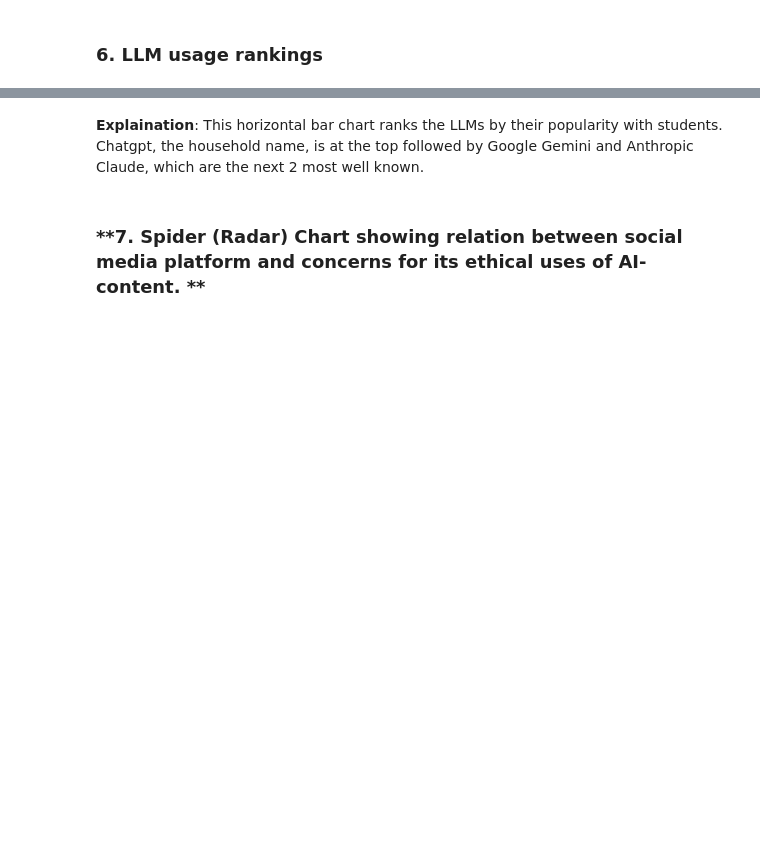
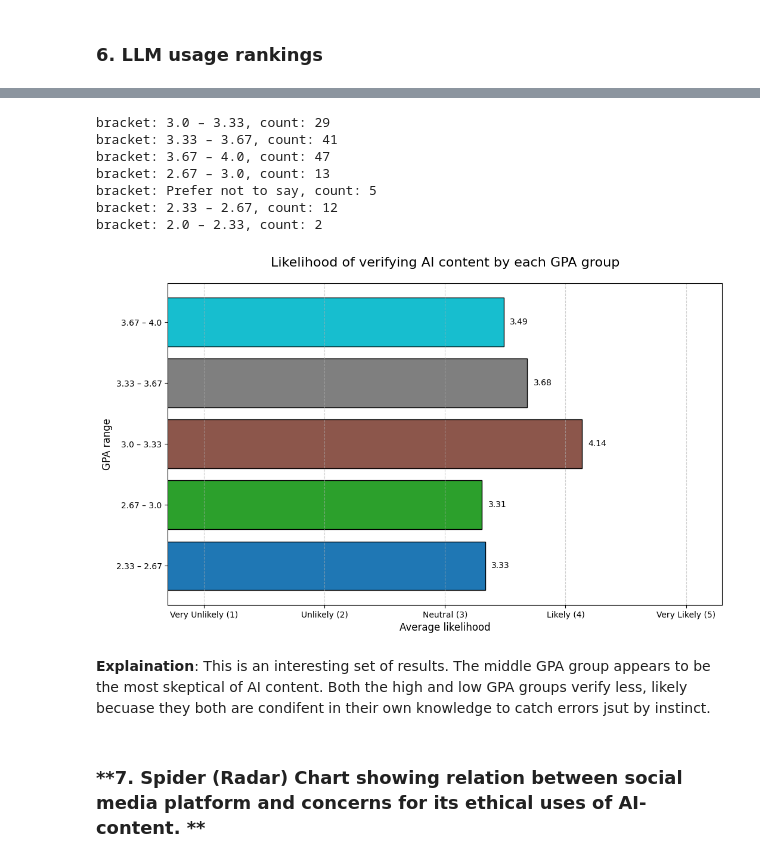
Before and after one commit to darklsor56/CS105-Team11-SP26, a Jupyter notebook: CS105_mini_Project.ipynb, the cells around one changed output, grey strips where cells are left out. Saved outputs shown, nothing was run; the diff lists cells and outputs as text; code cells hidden in the pictures; blank space fills up the shorter version.

Commit message:
fix graph 6

```diff
--- a/CS105_mini_Project.ipynb
+++ b/CS105_mini_Project.ipynb
@@ -360,5 +296,56 @@ plt.show()
-# %% [markdown]
-**Explaination**: This horizontal bar chart ranks the LLMs by their popularity with students. Chatgpt, the household name, is at the top followed by Google Gemini and Anthropic Claude, which are the next 2 most well known.
+# %%
+# print out the count for each brakcet - we drop some
+for bracket in df['GPA'].unique():
+    count = len(df[df['GPA'] == bracket])
+    print(f"bracket: {bracket}, count: {count}")
+
+df_filt = df[df['GPA'].isin(['2.33 – 2.67', '2.67 – 3.0', '3.0 – 3.33', '3.33 – 3.67', '3.67 – 4.0'])].copy()
+
+# # numeric conversion
+df_filt['Verify_num'] = pd.to_numeric(
+    df_filt['Verify_Likelihood'].astype(str).str.extract(r'(\d+)')[0],
+    errors='coerce'
+)
+
+gpa_stats = df_filt.groupby('GPA')['Verify_num'].mean().dropna().reset_index()
+
+# sort the GPA brackets (works without this)
+gpa_stats['sort_by_this'] = gpa_stats['GPA'].str.extract(r'(\d+\.\d+)').astype(float)
+gpa_stats = gpa_stats.sort_values('sort_by_this')
+
+plt.figure(figsize=(12, 7))
+bars = plt.barh(
+    y=gpa_stats['GPA'],
+    width=gpa_stats['Verify_num'],
+    color=plt.cm.tab10(np.linspace(0, 1, len(gpa_stats))),
+    edgecolor='black',
+)
+
+for bar in bars:
+    xval = bar.get_width()
+    plt.text(xval + 0.05, bar.get_y() + bar.get_height()/2, f'{xval:.2f}', va='center')
+
+plt.title('Likelihood of verifying AI content by each GPA group', size=16, pad=20)
+plt.ylabel('GPA range', size=12)
+plt.xlabel('Average likelihood', size=12)
+plt.xticks(
+    ticks=[1, 2, 3, 4, 5],
+    labels=['Very Unlikely (1)', 'Unlikely (2)', 'Neutral (3)', 'Likely (4)', 'Very Likely (5)']
+)
+plt.xlim(0.7, 5.3)
+plt.grid(axis='x', linestyle='--', alpha=0.6)
+plt.show()
+# %% [output]
+bracket: 3.0 – 3.33, count: 29
+bracket: 3.33 – 3.67, count: 41
+bracket: 3.67 – 4.0, count: 47
+bracket: 2.67 – 3.0, count: 13
+bracket: Prefer not to say, count: 5
+bracket: 2.33 – 2.67, count: 12
+bracket: 2.0 – 2.33, count: 2
+[figure, added]
+# %% [markdown]
+**Explaination**: This is an interesting set of results. The middle GPA group appears to be the most skeptical of AI content. Both the high and low GPA groups verify less, likely becuase they both are condifent in their own knowledge to catch errors jsut by instinct.
 # %% [markdown]
 ### **7. Spider (Radar) Chart showing relation between social media platform and concerns for its ethical uses of AI-content. **
 # %%
```
Also changed, not shown: parts of 2 cells of this notebook.
